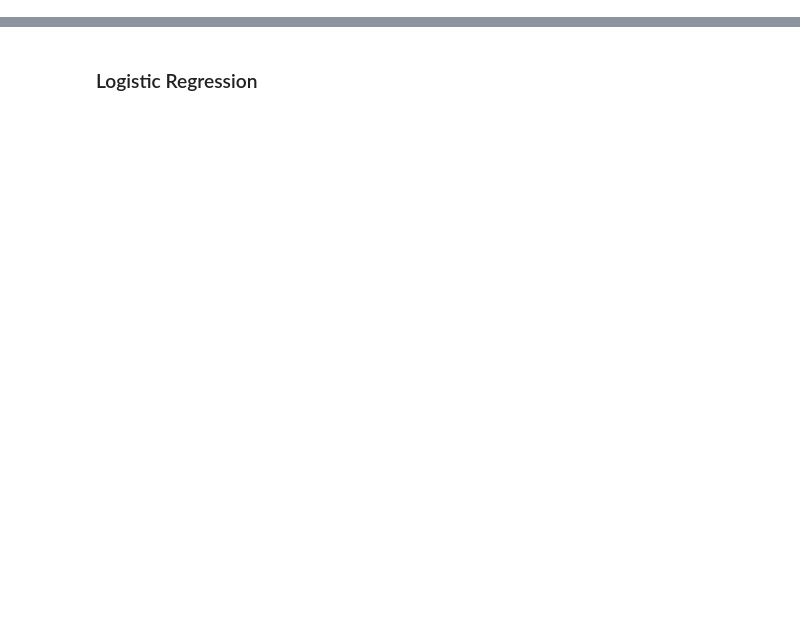
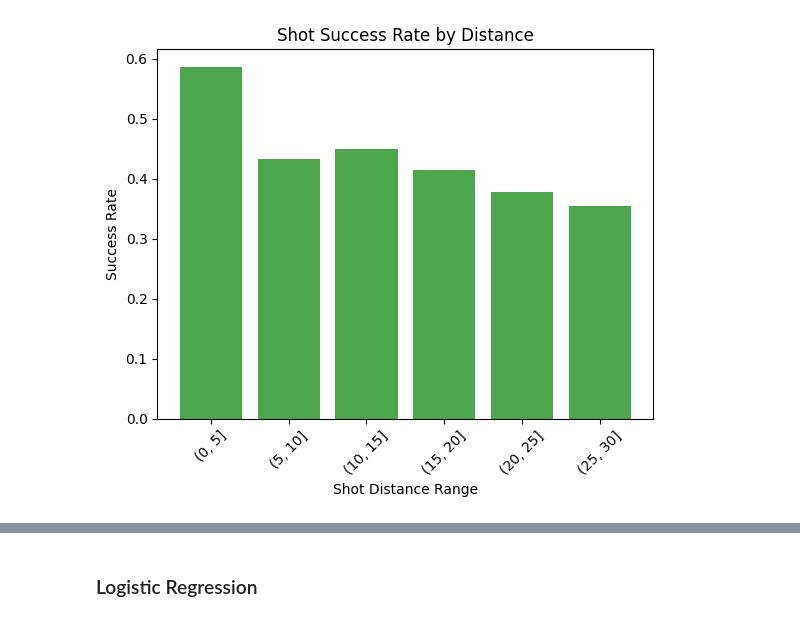
Before and after one commit to zzirving/Math111a-final, a Jupyter notebook: model.ipynb, the cells around one changed output, grey strips where cells are left out. Saved outputs shown, nothing was run; the diff lists cells and outputs as text; code cells hidden in the pictures; blank space fills up the shorter version.

```diff
--- a/model.ipynb
+++ b/model.ipynb
@@ -52,16 +55,15 @@ def fill_attributes(row,df_rating):
     player_name = row['PLAYER_NAME']
     action_type = row['ACTION_TYPE']
     point = row['SHOT_TYPE']
-
     if player_name not in df_rating['name'].values:
         return np.nan, np.nan
-    if action_type == 0:
+    if action_type == 'layup':
         rating = df_rating.loc[df_rating['name'] == player_name, 'closeShot'].values[0]
-    elif action_type == 1:
+    elif action_type == 'dunk':
         rating = df_rating.loc[df_rating['name'] == player_name, 'drivingDunk'].values[0]
-    elif action_type == 2:
+    elif action_type == 'hookshot':
         rating = df_rating.loc[df_rating['name'] == player_name, 'postHook'].values[0]
-    elif action_type == 3:
+    elif action_type == 'jumpshot':
         if point == 2:
             rating = df_rating.loc[df_rating['name'] == player_name, 'midRangeShot'].values[0]
         elif point == 3:
@@ -90 +87,17 @@ df = df.drop(columns = ['PLAYER_NAME'])
 df = df.dropna()
+# %%
+df = pd.get_dummies(df, columns=['ACTION_TYPE'], prefix='', prefix_sep='')
+df[['dunk', 'layup', 'jumpshot','hookshot']] = df[['dunk', 'layup', 'jumpshot','hookshot']].astype(int)
+# %%
+## shot sucess rate by distance
+df['distance_bin'] = pd.cut(df['SHOT_DISTANCE'], bins=range(0, 35, 5))
+success_rate = df.groupby('distance_bin')['SHOT_MADE_FLAG'].mean().reset_index()
+
+plt.bar(success_rate['distance_bin'].astype(str), success_rate['SHOT_MADE_FLAG'], color='green', alpha=0.7)
+plt.xlabel('Shot Distance Range')
+plt.ylabel('Success Rate')
+plt.title('Shot Success Rate by Distance')
+plt.xticks(rotation=45)
+plt.show()
+# %% [output]
+[figure, added]
```
Also changed, not shown: parts of 20 cells of this notebook, 1 other file.
